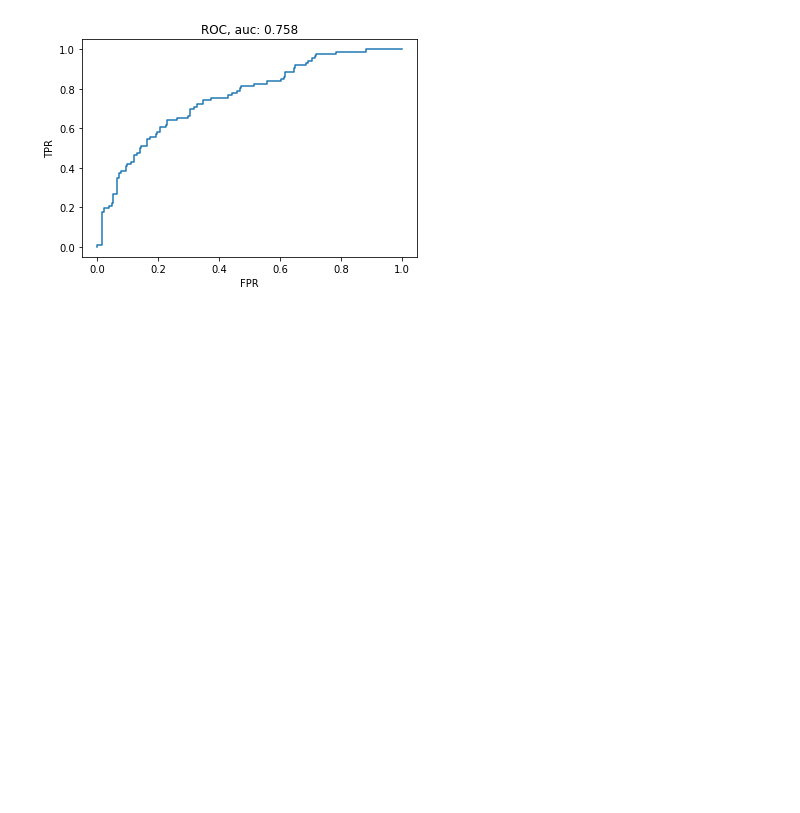
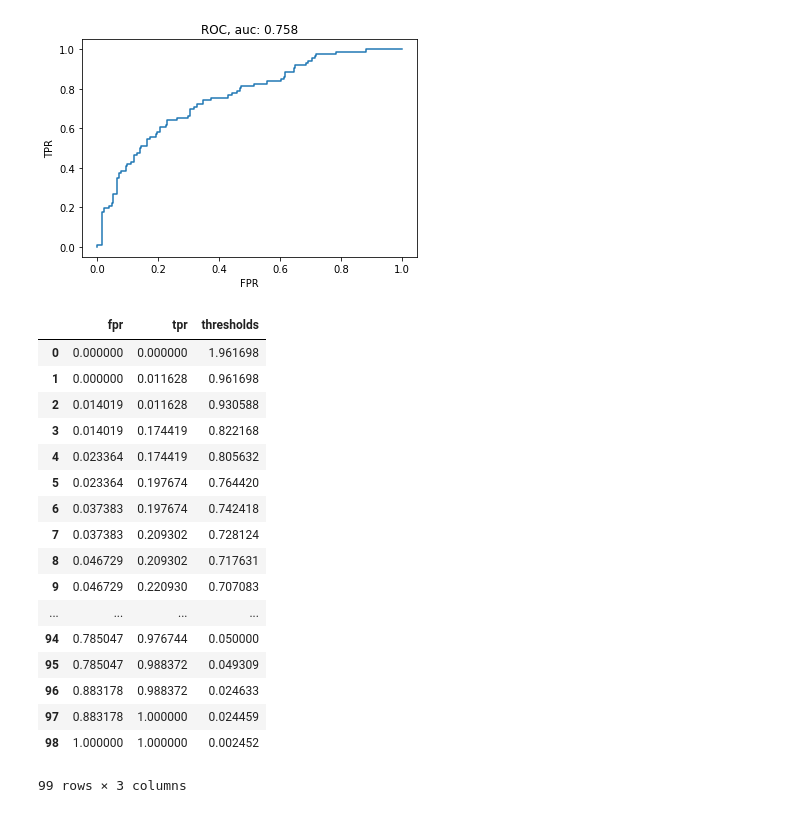
Before and after one commit to sohanlal1234/machine-learning, a Jupyter notebook: demos/Day 2 - classification.ipynb, the cells around one changed output. Drawn from its saved outputs; the diff is of its cells as text; code cells hidden in the pictures; blank space fills up the shorter version.

```diff
--- a/demos/Day 2 - classification.ipynb
+++ b/demos/Day 2 - classification.ipynb
@@ -138,3 +142,24 @@ plt.ylabel("TPR")
 # %% [output]
 Text(0, 0.5, 'TPR')
 [figure]
+# %%
+pd.DataFrame(dict(fpr=fpr, tpr=tpr, thresholds= thresholds ))
+# %% [output]
+|  | fpr | tpr | thresholds |
+| 0 | 0.000000 | 0.000000 | 1.961698 |
+| 1 | 0.000000 | 0.011628 | 0.961698 |
+| 2 | 0.014019 | 0.011628 | 0.930588 |
+| 3 | 0.014019 | 0.174419 | 0.822168 |
+| 4 | 0.023364 | 0.174419 | 0.805632 |
+| 5 | 0.023364 | 0.197674 | 0.764420 |
+| 6 | 0.037383 | 0.197674 | 0.742418 |
+| 7 | 0.037383 | 0.209302 | 0.728124 |
+| 8 | 0.046729 | 0.209302 | 0.717631 |
+| 9 | 0.046729 | 0.220930 | 0.707083 |
+| ... | ... | ... | ... |
+| 94 | 0.785047 | 0.976744 | 0.050000 |
+| 95 | 0.785047 | 0.988372 | 0.049309 |
+| 96 | 0.883178 | 0.988372 | 0.024633 |
+| 97 | 0.883178 | 1.000000 | 0.024459 |
+| 98 | 1.000000 | 1.000000 | 0.002452 |
+99 rows × 3 columns
```
Also changed, not shown: parts of 4 cells of this notebook.
